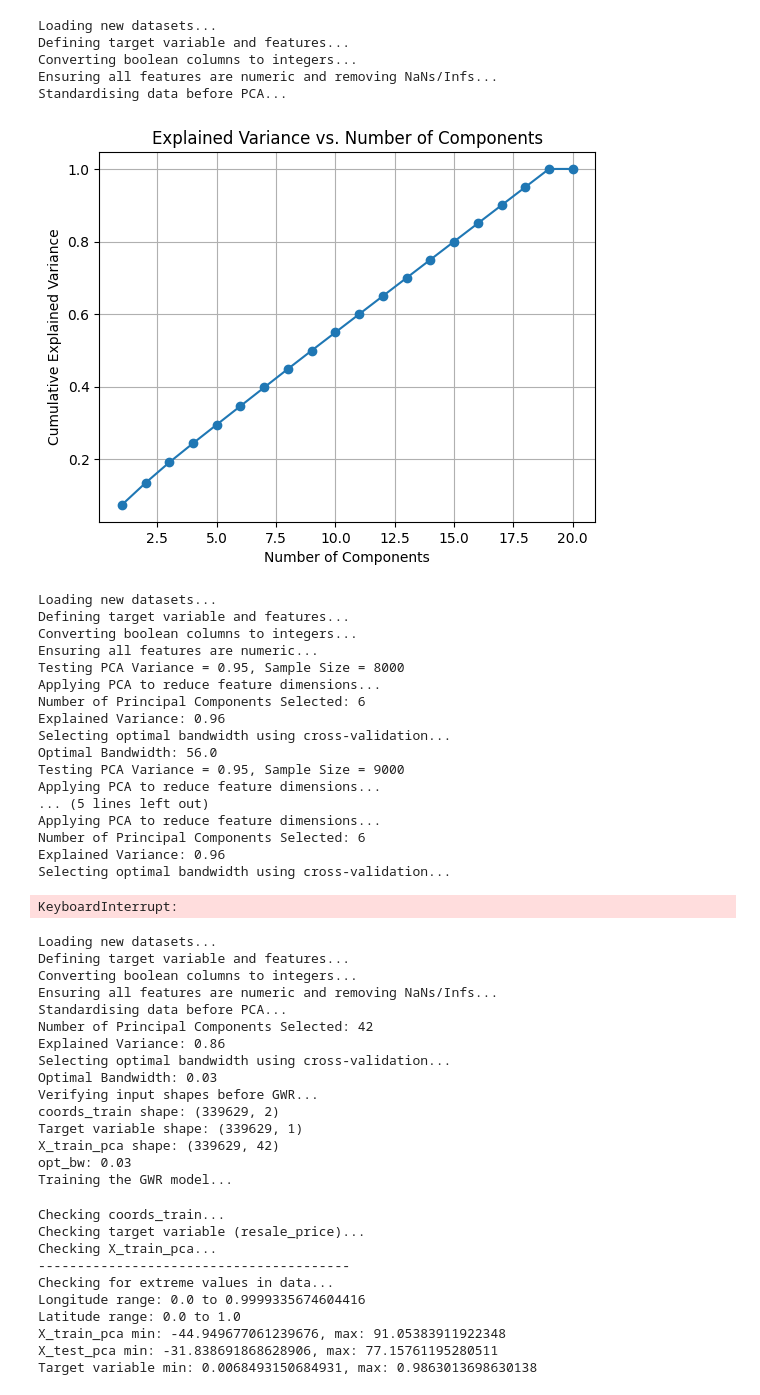
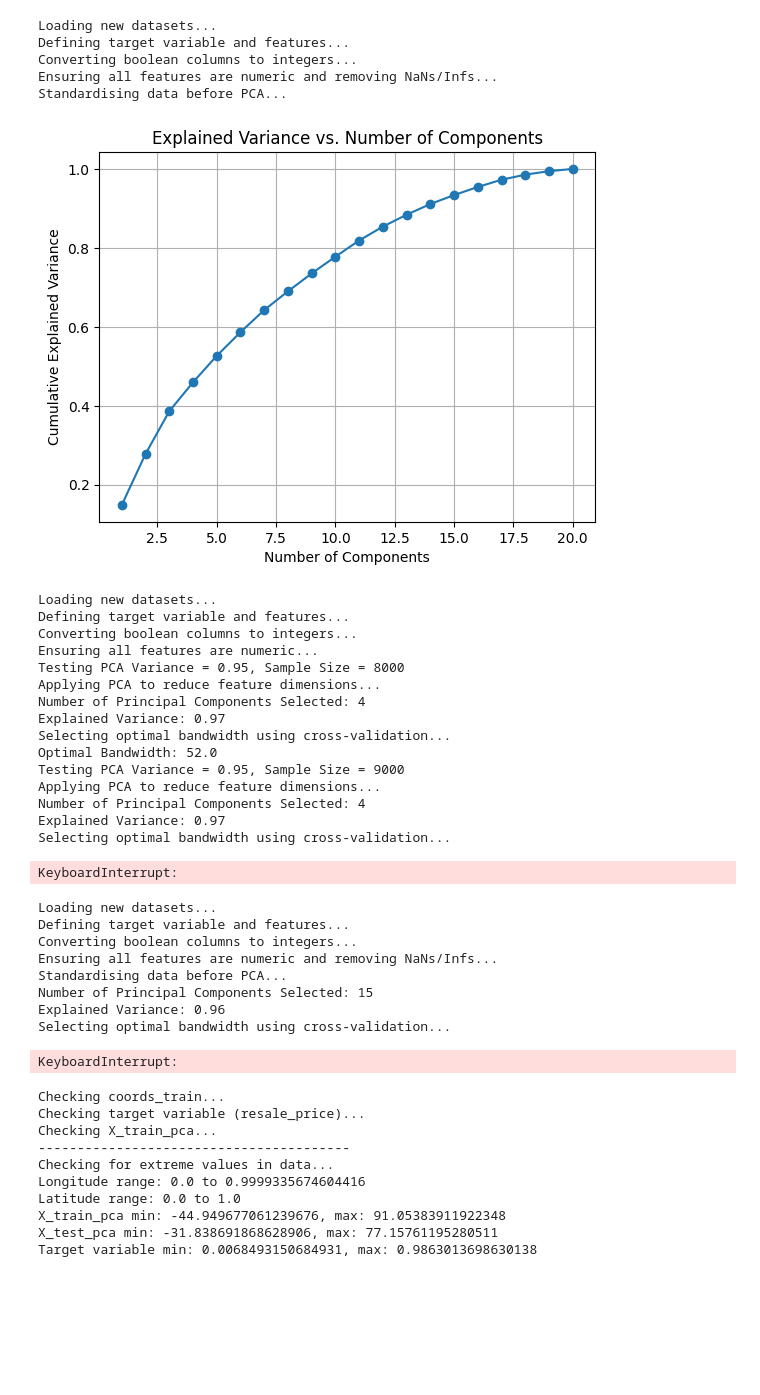
Before and after one commit to itsalys/INF2008_ML_Grp20, a Jupyter notebook: Models/GWR/gwr copy.ipynb, the cells around one changed output. Saved outputs shown, nothing was run; the diff lists cells and outputs as text; code cells hidden in the pictures; blank space fills up the shorter version.

```diff
--- a/Models/GWR/gwr copy.ipynb
+++ b/Models/GWR/gwr copy.ipynb
@@ -79,23 +75,19 @@ from sklearn.preprocessing import StandardScaler
 
 # Load new datasets
 print("Loading new datasets...")
-train_data = pd.read_csv("../../Data/normalized_train.csv")
-test_data = pd.read_csv("../../Data/normalized_test.csv")
+train_data = pd.read_csv("normalised_train.csv")
+test_data = pd.read_csv("normalised_test.csv")
 
 # Define target variable and features
 print("Defining target variable and features...")
 target_variable = "resale_price"
-model_columns = [  # No changes here
+model_columns = [ # town_TE,flat_type_TE,flat_model_TE
     "month", "year",
-    "town_YISHUN", "town_WOODLANDS", "town_TOA PAYOH", "town_TAMPINES", "town_SERANGOON", "town_SENGKANG", "town_SEMBAWANG", "town_QUEENSTOWN", "town_PUNGGOL", "town_PASIR RIS",
-    "town_MARINE PARADE", "town_KALLANG/WHAMPOA", "town_JURONG WEST", "town_JURONG EAST", "town_HOUGANG", "town_GEYLANG", "town_CLEMENTI", "town_CHOA CHU KANG", "town_CENTRAL AREA",
-    "town_BUKIT TIMAH", "town_BUKIT PANJANG", "town_BUKIT MERAH", "town_BUKIT BATOK", "town_BISHAN", "town_BEDOK",
-    "flat_type_MULTI-GENERATION", "flat_type_EXECUTIVE", "flat_type_5 ROOM", "flat_type_4 ROOM", "flat_type_3 ROOM", "flat_type_2 ROOM",
+    "town_TE",
+    "flat_type_TE",
     "storey_range_LE",
     "price_per_sqm",
-    "flat_model_Type S2", "flat_model_Type S1", "flat_model_Terrace", "flat_model_Standard", "flat_model_Simplified", "flat_model_Premium Maisonette", "flat_model_Premium Apartment Loft",
-    "flat_model_Premium Apartment", "flat_model_New Generation", "flat_model_Multi Generation", "flat_model_Model A2", "flat_model_Model A-Maisonette", "flat_model_Model A",
-    "flat_model_Maisonette", "flat_model_Improved-Maisonette", "flat_model_Improved", "flat_model_DBSS", "flat_model_Apartment", "flat_model_Adjoined flat", "flat_model_3Gen",
+    "flat_model_TE",
     "lease_commence_date",
     "Latitude", "Longitude",
     "LTAMRTStation_within_1km",
@@ -134,34 +126,34 @@ coords_test = test_data[['Longitude', 'Latitude']].values
 # Standardise features before PCA
 print("Standardising data before PCA...")
 scaler = StandardScaler()
 X_train = scaler.fit_transform(X_train)
 X_test = scaler.transform(X_test)
 
 # Standardise coordinates to avoid scale mismatch
 coords_train = StandardScaler().fit_transform(coords_train)
 coords_test = StandardScaler().fit_transform(coords_test)
 
 pca_full = PCA().fit(X_train)
 explained_variance = np.cumsum(pca_full.explained_variance_ratio_)
 
 plt.plot(range(1, len(explained_variance) + 1), explained_variance, marker='o')
 plt.xlabel("Number of Components")
 plt.ylabel("Cumulative Explained Variance")
 plt.title("Explained Variance vs. Number of Components")
 plt.grid()
 plt.show()
 
 # # Apply PCA
 # pca = PCA(n_components=0.90)
 # X_train_pca = pca.fit_transform(X_train)
 # X_test_pca = pca.transform(X_test)
 # %% [output]
 Loading new datasets...
 Defining target variable and features...
 Converting boolean columns to integers...
 Ensuring all features are numeric and removing NaNs/Infs...
 Standardising data before PCA...
-[figure, old version]
+[figure, new version]
 # %%
 import numpy as np
 import pandas as pd
@@ -173,23 +165,19 @@ from itertools import product
 
 # Load new datasets
 print("Loading new datasets...")
-train_data = pd.read_csv("../../Data/normalized_test.csv")
-test_data = pd.read_csv("../../Data/normalized_train.csv")
+train_data = pd.read_csv("normalised_test.csv")
+test_data = pd.read_csv("normalised_train.csv")
 
 # Define target variable and features
 print("Defining target variable and features...")
 target_variable = "resale_price"
-model_columns = [
+model_columns = [ # town_TE,flat_type_TE,flat_model_TE
     "month", "year",
-    "town_YISHUN", "town_WOODLANDS", "town_TOA PAYOH", "town_TAMPINES", "town_SERANGOON", "town_SENGKANG", "town_SEMBAWANG", "town_QUEENSTOWN", "town_PUNGGOL", "town_PASIR RIS",
-    "town_MARINE PARADE", "town_KALLANG/WHAMPOA", "town_JURONG WEST", "town_JURONG EAST", "town_HOUGANG", "town_GEYLANG", "town_CLEMENTI", "town_CHOA CHU KANG", "town_CENTRAL AREA",
-    "town_BUKIT TIMAH", "town_BUKIT PANJANG", "town_BUKIT MERAH", "town_BUKIT BATOK", "town_BISHAN", "town_BEDOK",
-    "flat_type_MULTI-GENERATION", "flat_type_EXECUTIVE", "flat_type_5 ROOM", "flat_type_4 ROOM", "flat_type_3 ROOM", "flat_type_2 ROOM",
+    "town_TE",
+    "flat_type_TE",
     "storey_range_LE",
     "price_per_sqm",
-    "flat_model_Type S2", "flat_model_Type S1", "flat_model_Terrace", "flat_model_Standard", "flat_model_Simplified", "flat_model_Premium Maisonette", "flat_model_Premium Apartment Loft",
-    "flat_model_Premium Apartment", "flat_model_New Generation", "flat_model_Multi Generation", "flat_model_Model A2", "flat_model_Model A-Maisonette", "flat_model_Model A",
-    "flat_model_Maisonette", "flat_model_Improved-Maisonette", "flat_model_Improved", "flat_model_DBSS", "flat_model_Apartment", "flat_model_Adjoined flat", "flat_model_3Gen",
+    "flat_model_TE",
     "lease_commence_date",
     "Latitude", "Longitude",
     "LTAMRTStation_within_1km",
@@ -285,16 +273,14 @@ Converting boolean columns to integers...
 Ensuring all features are numeric...
 Testing PCA Variance = 0.95, Sample Size = 8000
 Applying PCA to reduce feature dimensions...
-Number of Principal Components Selected: 6
-Explained Variance: 0.96
+Number of Principal Components Selected: 4
+Explained Variance: 0.97
 Selecting optimal bandwidth using cross-validation...
-Optimal Bandwidth: 56.0
+Optimal Bandwidth: 52.0
 Testing PCA Variance = 0.95, Sample Size = 9000
 Applying PCA to reduce feature dimensions...
-... (5 lines left out)
-Applying PCA to reduce feature dimensions...
-Number of Principal Components Selected: 6
-Explained Variance: 0.96
+Number of Principal Components Selected: 4
+Explained Variance: 0.97
 Selecting optimal bandwidth using cross-validation...
 KeyboardInterrupt:
 # %%
@@ -310,23 +296,19 @@ from sklearn.preprocessing import StandardScaler
 
 # Load new datasets
 print("Loading new datasets...")
-train_data = pd.read_csv("../../Data/normalized_train.csv")
-test_data = pd.read_csv("../../Data/normalized_test.csv")
+train_data = pd.read_csv("normalised_test.csv").sample(5000, random_state=42)
+test_data = pd.read_csv("normalised_train.csv").sample(5000, random_state=42)
 
 # Define target variable and features
 print("Defining target variable and features...")
 target_variable = "resale_price"
-model_columns = [  # No changes here
+model_columns = [ # town_TE,flat_type_TE,flat_model_TE
     "month", "year",
-    "town_YISHUN", "town_WOODLANDS", "town_TOA PAYOH", "town_TAMPINES", "town_SERANGOON", "town_SENGKANG", "town_SEMBAWANG", "town_QUEENSTOWN", "town_PUNGGOL", "town_PASIR RIS",
-    "town_MARINE PARADE", "town_KALLANG/WHAMPOA", "town_JURONG WEST", "town_JURONG EAST", "town_HOUGANG", "town_GEYLANG", "town_CLEMENTI", "town_CHOA CHU KANG", "town_CENTRAL AREA",
-    "town_BUKIT TIMAH", "town_BUKIT PANJANG", "town_BUKIT MERAH", "town_BUKIT BATOK", "town_BISHAN", "town_BEDOK",
-    "flat_type_MULTI-GENERATION", "flat_type_EXECUTIVE", "flat_type_5 ROOM", "flat_type_4 ROOM", "flat_type_3 ROOM", "flat_type_2 ROOM",
+    "town_TE",
+    "flat_type_TE",
     "storey_range_LE",
     "price_per_sqm",
-    "flat_model_Type S2", "flat_model_Type S1", "flat_model_Terrace", "flat_model_Standard", "flat_model_Simplified", "flat_model_Premium Maisonette", "flat_model_Premium Apartment Loft",
-    "flat_model_Premium Apartment", "flat_model_New Generation", "flat_model_Multi Generation", "flat_model_Model A2", "flat_model_Model A-Maisonette", "flat_model_Model A",
-    "flat_model_Maisonette", "flat_model_Improved-Maisonette", "flat_model_Improved", "flat_model_DBSS", "flat_model_Apartment", "flat_model_Adjoined flat", "flat_model_3Gen",
+    "flat_model_TE",
     "lease_commence_date",
     "Latitude", "Longitude",
     "LTAMRTStation_within_1km",
@@ -357,10 +339,10 @@ train_data = train_data.reset_index(drop=True)
 test_data = test_data.reset_index(drop=True)
 
 # Extract feature matrix and coordinates
-X_train = train_data[model_columns].values
-X_test = test_data[model_columns].values
 coords_train = train_data[['Longitude', 'Latitude']].values
 coords_test = test_data[['Longitude', 'Latitude']].values
+X_train = train_data[model_columns].drop(columns=["Latitude", "Longitude"], errors='ignore').values
+X_test = test_data[model_columns].drop(columns=["Latitude", "Longitude"], errors='ignore').values
 
 # Standardise features before PCA
 print("Standardising data before PCA...")
@@ -373,7 +355,7 @@ coords_train = StandardScaler().fit_transform(coords_train)
 coords_test = StandardScaler().fit_transform(coords_test)
 
 # Apply PCA
-pca = PCA(n_components=0.85)
+pca = PCA(n_components=0.95)
 X_train_pca = pca.fit_transform(X_train)
 X_test_pca = pca.transform(X_test)
 
@@ -448,16 +430,10 @@ Defining target variable and features...
 Converting boolean columns to integers...
 Ensuring all features are numeric and removing NaNs/Infs...
 Standardising data before PCA...
-Number of Principal Components Selected: 42
-Explained Variance: 0.86
+Number of Principal Components Selected: 15
+Explained Variance: 0.96
 Selecting optimal bandwidth using cross-validation...
-Optimal Bandwidth: 0.03
-Verifying input shapes before GWR...
-coords_train shape: (339629, 2)
-Target variable shape: (339629, 1)
-X_train_pca shape: (339629, 42)
-opt_bw: 0.03
-Training the GWR model...
+KeyboardInterrupt:
 # %%
 import numpy as np
 
```
Also changed, not shown: parts of 3 cells of this notebook.
